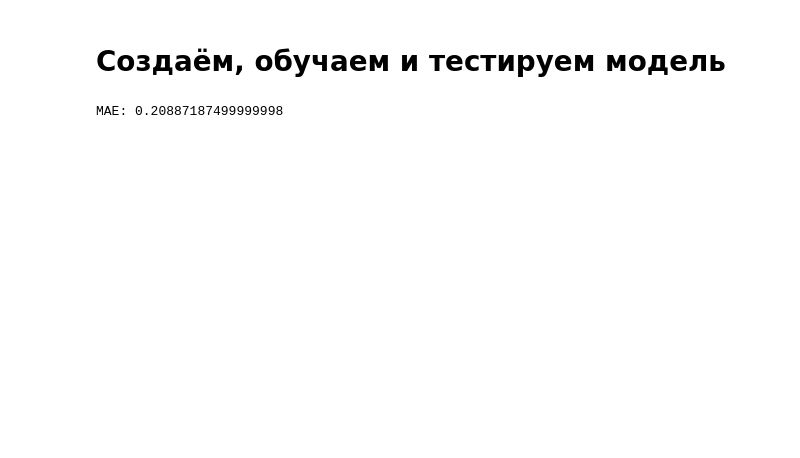
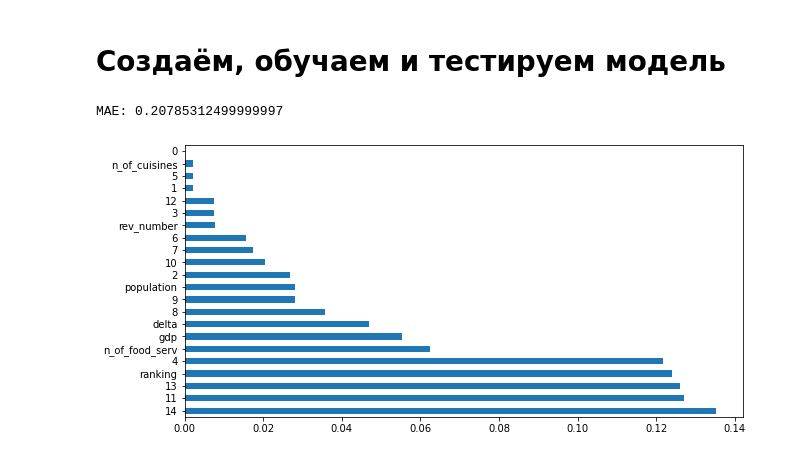
Before and after one commit to akitim/SkillFactory_projects, a Jupyter notebook: Проект_3_О_вкусной_и_здоровой_пище.ipynb, the cells around one changed output. Saved outputs shown, nothing was run; the diff lists cells and outputs as text; code cells hidden in the pictures; blank space fills up the shorter version.

```diff
--- a/Проект_3_О_вкусной_и_здоровой_пище.ipynb
+++ b/Проект_3_О_вкусной_и_здоровой_пище.ipynb
@@ -215,7 +215,7 @@ rest.loc[:, 'rev_number'].\
 from sklearn.preprocessing import PolynomialFeatures
 import numpy as np
 
-pf = PolynomialFeatures(3)
+pf = PolynomialFeatures(2)
 poly_features = pf.fit_transform(
     rest.loc[:, ['n_of_cuisines', 'population', 'rev_number', 'ranking']]
 
@@ -340,32 +340,39 @@ rest_m
 # Разбиваем датафрейм на части, необходимые для обучения и тестирования модели
     # Х - данные с информацией о ресторанах, у - целевая переменная (рейтинги ресторанов)
 # X = rest.drop(['Restaurant_id', 'Rating'], axis = 1)
 X = rest_m
 y = rest.loc[:, 'rating']
 
     # Загружаем специальный инструмент для разбивки:
 from sklearn.model_selection import train_test_split
 
     # Наборы данных с меткой "train" будут использоваться для обучения модели, "test" - для тестирования.
     # Для тестирования мы будем использовать 25% от исходного датасета.
 X_train, X_test, y_train, y_test = train_test_split(X, y, test_size=0.2)
 
 # Импортируем необходимые библиотеки:
+import matplotlib.pyplot as plt
 from sklearn.ensemble import RandomForestRegressor # инструмент для создания и обучения модели
 from sklearn import metrics # инструменты для оценки точности модели
 
     # Создаём модель
-regr = RandomForestRegressor(n_estimators=100)
+regr = RandomForestRegressor(n_estimators=100, verbose=0, n_jobs=1, random_state=RANDOM_SEED)
 
     # Обучаем модель на тестовом наборе данных
 regr.fit(X_train, y_train)
 
     # Используем обученную модель для предсказания рейтинга ресторанов в тестовой выборке.
     # Предсказанные значения записываем в переменную y_pred
 y_pred = regr.predict(X_test)
+# y_pred = round(y_pred, 2)
 
 # Сравниваем предсказанные значения (y_pred) с реальными (y_test), и смотрим насколько они в среднем отличаются
     # Метрика называется Mean Absolute Error (MAE) и показывает среднее отклонение предсказанных значений от фактических.
 print('MAE:', metrics.mean_absolute_error(y_test, y_pred))
+
+plt.rcParams['figure.figsize'] = (10, 5)
+feat_importances = pd.Series(regr.feature_importances_, index=X.columns)
+feat_importances.nlargest(22).plot(kind='barh');
 # %% [output]
-MAE: 0.20887187499999998
+MAE: 0.20785312499999997
+[figure, added]
```
Also changed, not shown: parts of 3 cells of this notebook.
